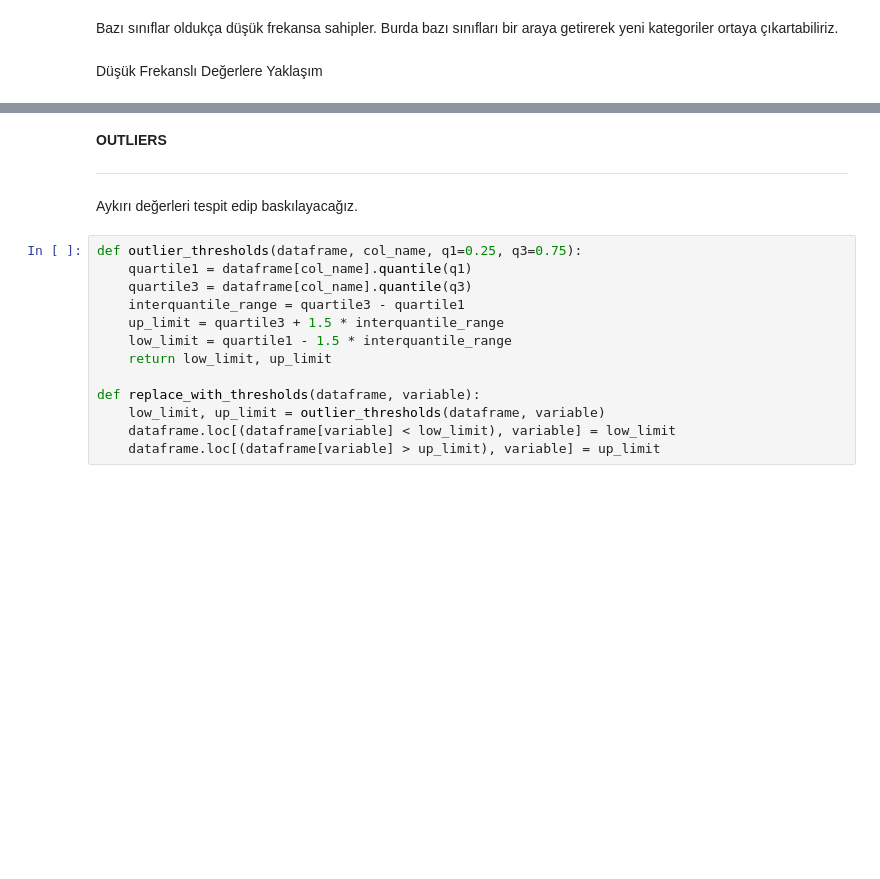
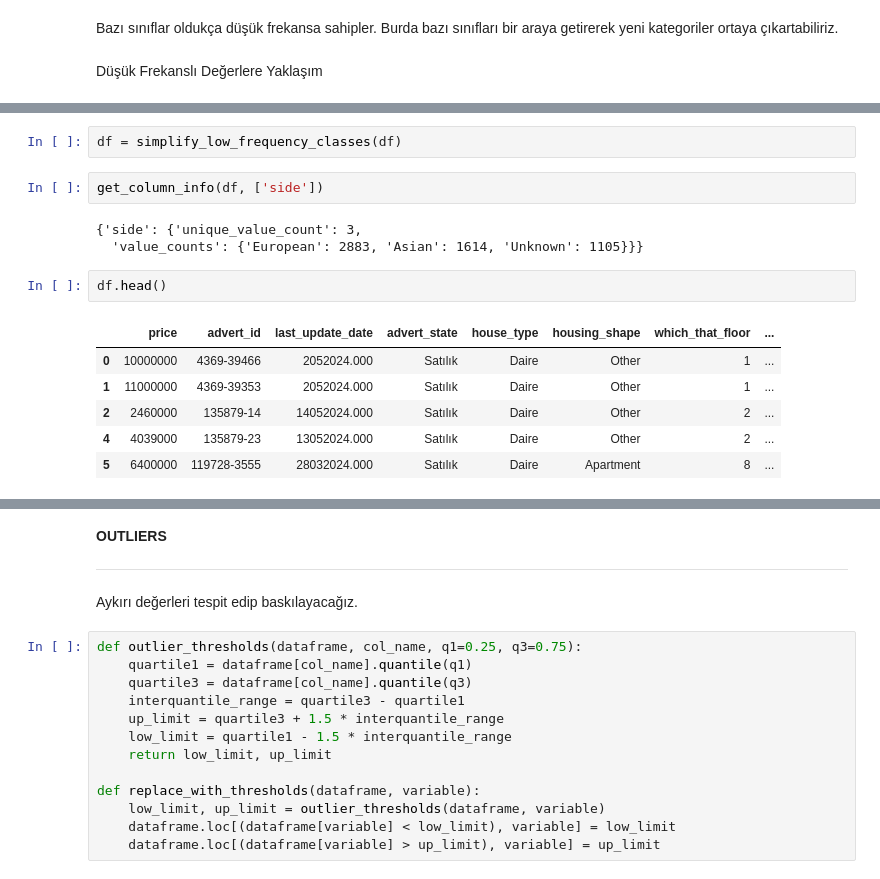
Before and after one commit to berkezkul/HousingPricePrediction--Mining_and_Machine-Learning, a Jupyter notebook: HousingPricePrediction_Istanbul.ipynb, the cells around one changed output, grey strips where cells are left out. Drawn from its saved outputs; the diff is of its cells as text; blank space fills up the shorter version.

```diff
--- a/HousingPricePrediction_Istanbul.ipynb
+++ b/HousingPricePrediction_Istanbul.ipynb
@@ -380,6 +420,22 @@ def simplify_low_frequency_classes(df):
     df.loc[:, 'room_num'] = df['room_num'].apply(lambda x: x if x in [1.0, 2.0, 3.0, 4.0, 5.0] else '6+')
 
     return df
+# %%
+df = simplify_low_frequency_classes(df)
+# %%
+get_column_info(df, ['side'])
+# %% [output]
+{'side': {'unique_value_count': 3,
+  'value_counts': {'European': 2883, 'Asian': 1614, 'Unknown': 1105}}}
+# %%
+df.head()
+# %% [output]
+|  | price | advert_id | last_update_date | advert_state | house_type | housing_shape | which_that_floor | ... |
+| 0 | 10000000 | 4369-39466 | 2052024.000 | Satılık | Daire | Other | 1 | ... |
+| 1 | 11000000 | 4369-39353 | 2052024.000 | Satılık | Daire | Other | 1 | ... |
+| 2 | 2460000 | 135879-14 | 14052024.000 | Satılık | Daire | Other | 2 | ... |
+| 4 | 4039000 | 135879-23 | 13052024.000 | Satılık | Daire | Other | 2 | ... |
+| 5 | 6400000 | 119728-3555 | 28032024.000 | Satılık | Daire | Apartment | 8 | ... |
 # %%
 get_column_info(df, cat_cols)
 # %% [output]
```
Also changed, not shown: parts of 25 cells of this notebook.
